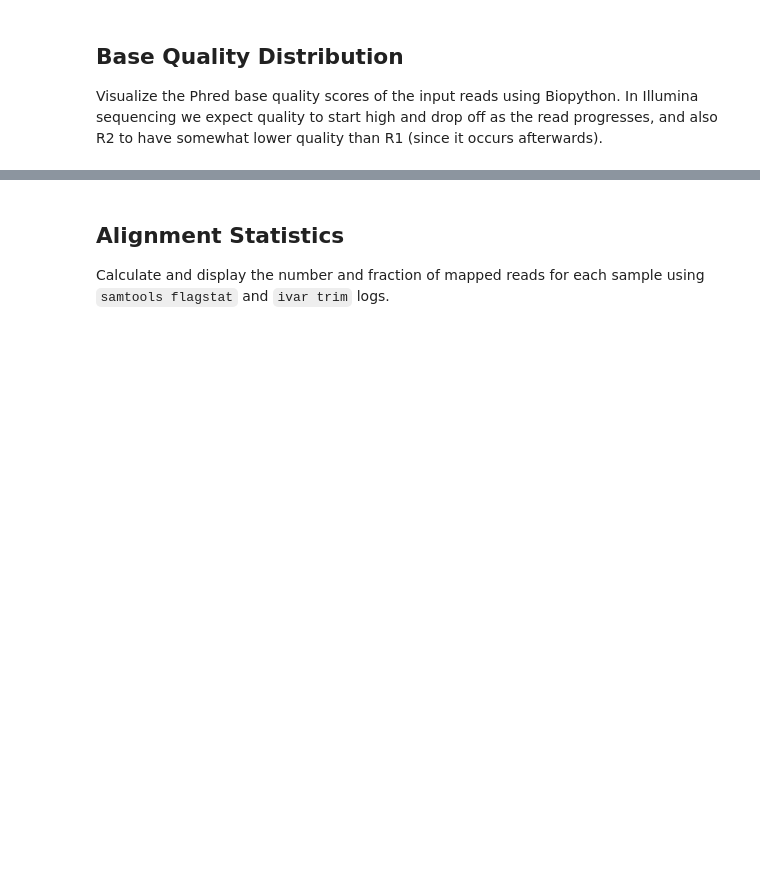
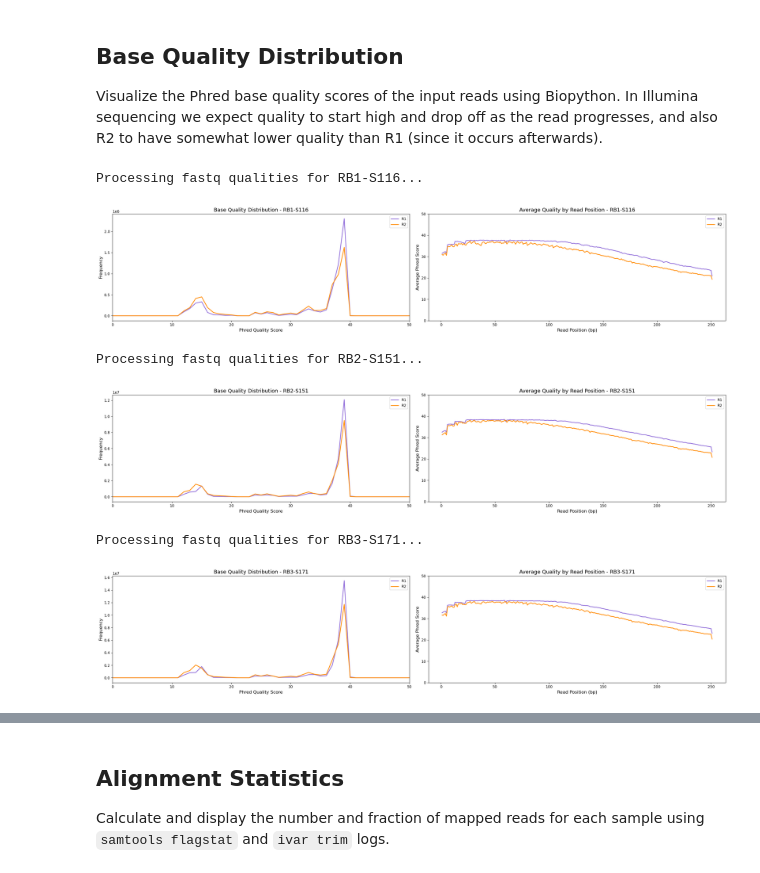
Before and after one commit to RByers/RespiCov-analyze, a Jupyter notebook: SC2Artic-Q11.ipynb, the cells around one changed output, grey strips where cells are left out. Drawn from its saved outputs; the diff is of its cells as text; code cells hidden in the pictures; blank space fills up the shorter version.

```diff
--- a/SC2Artic-Q11.ipynb
+++ b/SC2Artic-Q11.ipynb
@@ -188,41 +145,39 @@ for sample in samples:
     print(f"Processing fastq qualities for {sample}...")
     r1_dist, r1_pos, r1_q20 = get_qualities(r1_files[0])
     r2_dist, r2_pos, r2_q20 = get_qualities(r2_files[0])
 
     scores = list(range(51))
     r1_freqs = [r1_dist.get(s, 0) for s in scores]
     r2_freqs = [r2_dist.get(s, 0) for s in scores]
 
     if sum(r1_freqs) > 0 or sum(r2_freqs) > 0:
-        fig, (ax1, ax2, ax3) = plt.subplots(1, 3, figsize=(24, 5))
+        fig, (ax1, ax2) = plt.subplots(1, 2, figsize=(24, 5))
 
         # Plot 1: Overall Quality Distribution
         ax1.plot(scores, r1_freqs, label='R1', color='mediumpurple', linewidth=2)
         ax1.plot(scores, r2_freqs, label='R2', color='darkorange', linewidth=2)
         ax1.set_title(f"Base Quality Distribution - {sample}", fontsize=14)
         ax1.set_xlabel("Phred Quality Score", fontsize=12)
         ax1.set_ylabel("Frequency", fontsize=12)
         ax1.set_xlim(0, 50)
         ax1.legend()
 
         # Plot 2: Average Quality By Read Position
         ax2.plot(range(1, len(r1_pos) + 1), r1_pos, label='R1', color='mediumpurple', linewidth=2)
         ax2.plot(range(1, len(r2_pos) + 1), r2_pos, label='R2', color='darkorange', linewidth=2)
         ax2.set_title(f"Average Quality by Read Position - {sample}", fontsize=14)
         ax2.set_xlabel("Read Position (bp)", fontsize=12)
         ax2.set_ylabel("Average Phred Score", fontsize=12)
         ax2.set_ylim(0, 50)
         ax2.legend()
 
-        # Plot 3: Fraction >= Q20 By Position
-        ax3.plot(range(1, len(r1_q20) + 1), r1_q20, label='R1', color='mediumpurple', linewidth=2)
-        ax3.plot(range(1, len(r2_q20) + 1), r2_q20, label='R2', color='darkorange', linewidth=2)
-        ax3.set_title(f"Fraction >= Q20 by Position - {sample}", fontsize=14)
-        ax3.set_xlabel("Read Position (bp)", fontsize=12)
-        ax3.set_ylabel("Fraction >= Q20", fontsize=12)
-        ax3.set_ylim(0, 1.05)
-        ax3.legend()
-
         plt.tight_layout()
         plt.show()
+# %% [output]
+Processing fastq qualities for RB1-S116...
+[figure, added]
+Processing fastq qualities for RB2-S151...
+[figure, added]
+Processing fastq qualities for RB3-S171...
+[figure, added]
 # %%
```
Also changed, not shown: parts of 14 cells of this notebook, 3 other files.
